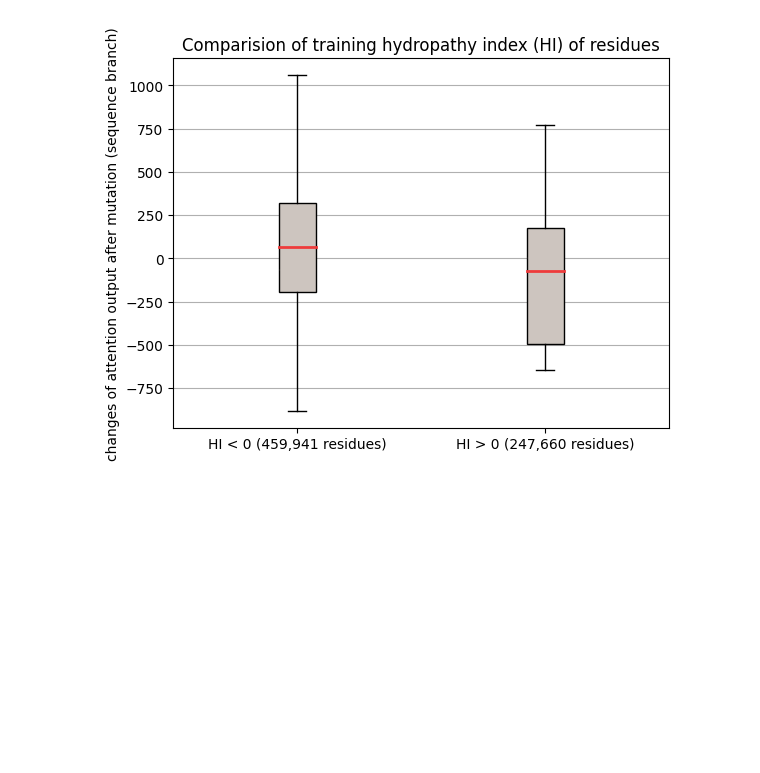
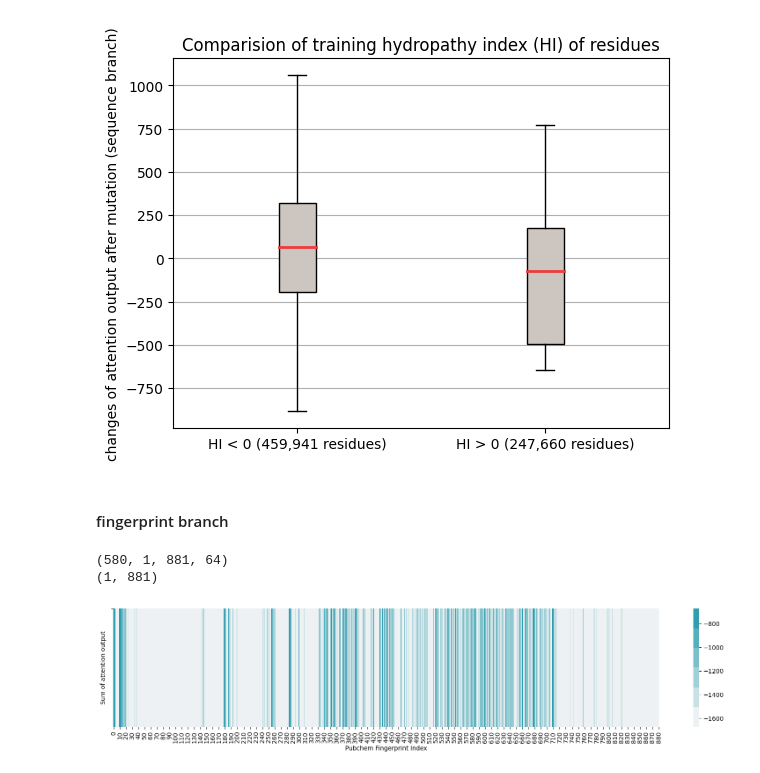
Before and after one commit to Liuzhe30/Emden, a Jupyter notebook: experiment/06-attention-visualization.ipynb, the cells around one changed output. Drawn from its saved outputs; the diff is of its cells as text; code cells hidden in the pictures; blank space fills up the shorter version.

Commit message:
attention and representation visualization

```diff
--- a/experiment/06-attention-visualization.ipynb
+++ b/experiment/06-attention-visualization.ipynb
@@ -133,3 +133,26 @@ plt.show()
 (427,)
 MannwhitneyuResult(statistic=192958.0, pvalue=5.589788790460364e-05)
 [figure]
+# %% [markdown]
+#### fingerprint branch
+# %%
+# load data
+middle_output_trans_f = np.load('../model/middle_output/trans_f_output.npy')
+print(middle_output_trans_f.shape) # (580, 1, 881, 64)
+trans_fsum_array = np.sum(middle_output_trans_f, axis=0)
+trans_fsum_array = np.sum(trans_fsum_array, axis=2)
+#trans_fsum_array = np.sum(trans_fsum_array, axis=1)
+print(trans_fsum_array.shape) # (61, 20)
+#trans_fsum_array = trans_fsum_array.reshape(881,1)
+
+plt.figure(figsize=(20, 3.5))
+sns.heatmap(trans_fsum_array,cmap=sns.light_palette((210, 90, 60), input="husl"))
+plt.yticks(ticks=[0],labels=[''])
+plt.xlabel('Pubchem Fingerprint Index')
+plt.ylabel('Sum of attention output')
+plt.savefig('images/fingerprint-attention-vis.png',dpi=300)
+plt.show()
+# %% [output]
+(580, 1, 881, 64)
+(1, 881)
+[figure, added]
```
Also changed, not shown: 1 other file.
